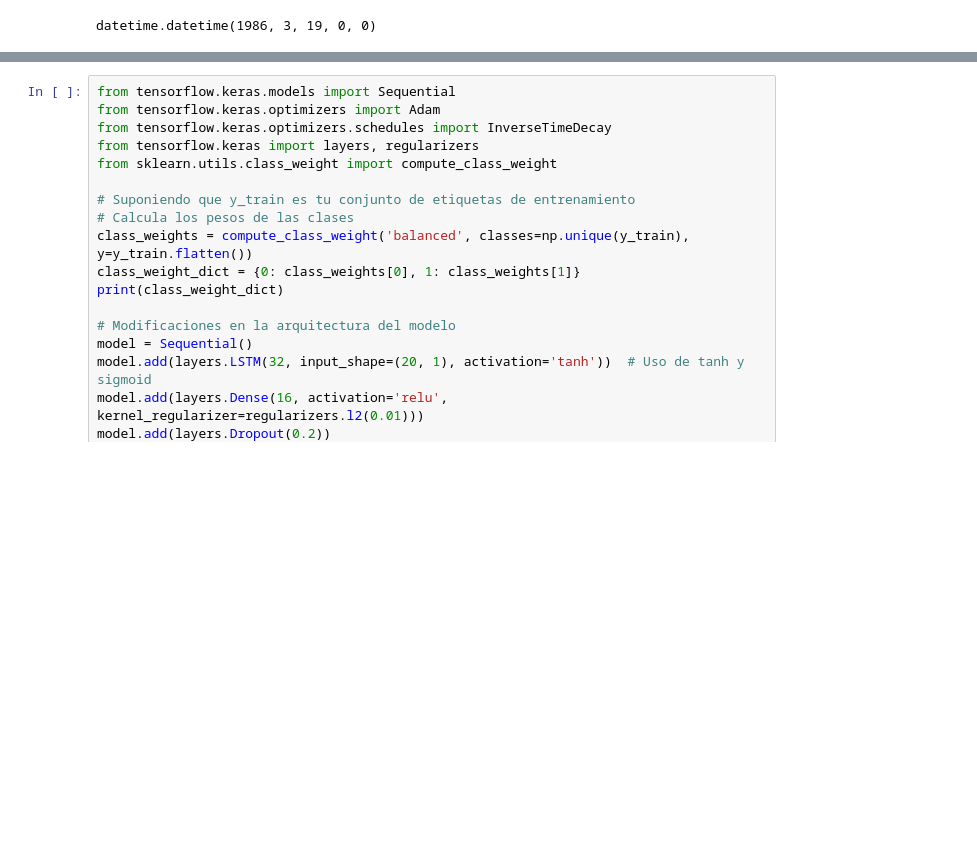
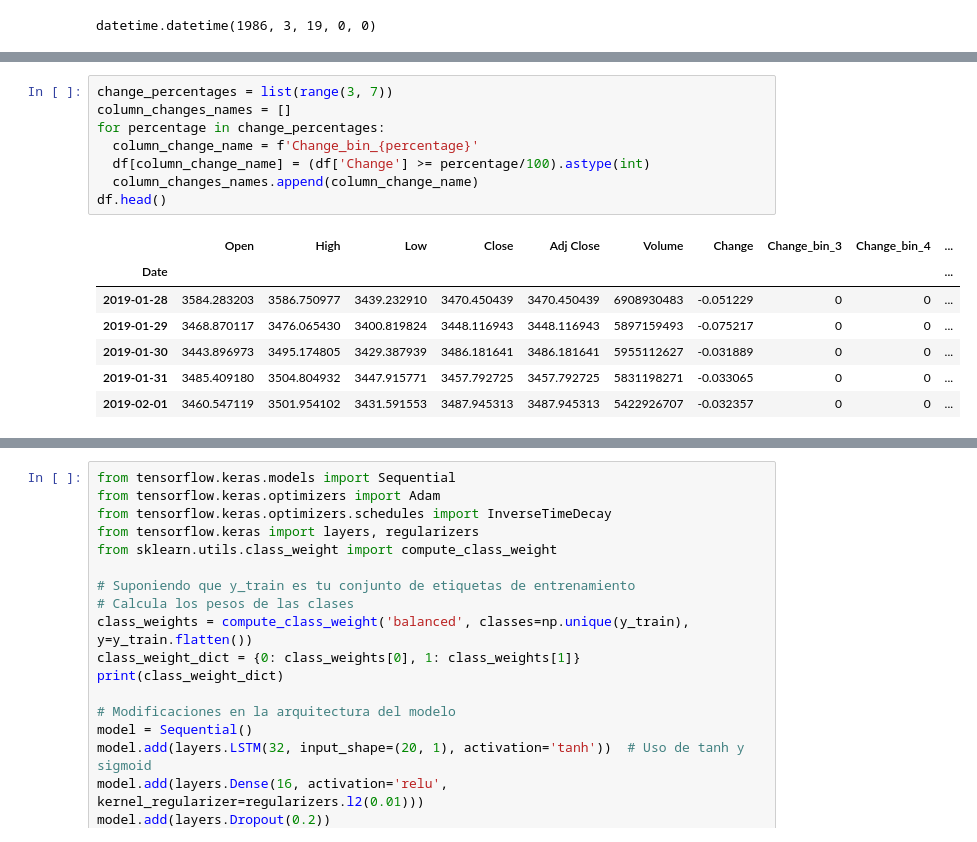
Before and after one commit to Lucas-CE/Bitcoin-forecast, a Jupyter notebook: Problem-2/percentage_win_classfication.ipynb, the cells around one changed output, grey strips where cells are left out. Drawn from its saved outputs; the diff is of its cells as text; blank space fills up the shorter version.

```diff
--- a/Problem-2/percentage_win_classfication.ipynb
+++ b/Problem-2/percentage_win_classfication.ipynb
@@ -94,0 +68,16 @@ plt.plot(df.index, df['Change'])
+# %%
+change_percentages = list(range(3, 7))
+column_changes_names = []
+for percentage in change_percentages:
+  column_change_name = f'Change_bin_{percentage}'
+  df[column_change_name] = (df['Change'] >= percentage/100).astype(int)
+  column_changes_names.append(column_change_name)
+df.head()
+# %% [output]
+|  | Open | High | Low | Close | Adj Close | Volume | Change | Change_bin_3 | Change_bin_4 | ... |
+| Date |  |  |  |  |  |  |  |  |  | ... |
+| 2019-01-28 | 3584.283203 | 3586.750977 | 3439.232910 | 3470.450439 | 3470.450439 | 6908930483 | -0.051229 | 0 | 0 | ... |
+| 2019-01-29 | 3468.870117 | 3476.065430 | 3400.819824 | 3448.116943 | 3448.116943 | 5897159493 | -0.075217 | 0 | 0 | ... |
+| 2019-01-30 | 3443.896973 | 3495.174805 | 3429.387939 | 3486.181641 | 3486.181641 | 5955112627 | -0.031889 | 0 | 0 | ... |
+| 2019-01-31 | 3485.409180 | 3504.804932 | 3447.915771 | 3457.792725 | 3457.792725 | 5831198271 | -0.033065 | 0 | 0 | ... |
+| 2019-02-01 | 3460.547119 | 3501.954102 | 3431.591553 | 3487.945313 | 3487.945313 | 5422926707 | -0.032357 | 0 | 0 | ... |
```
Also changed, not shown: parts of 18 cells of this notebook.
